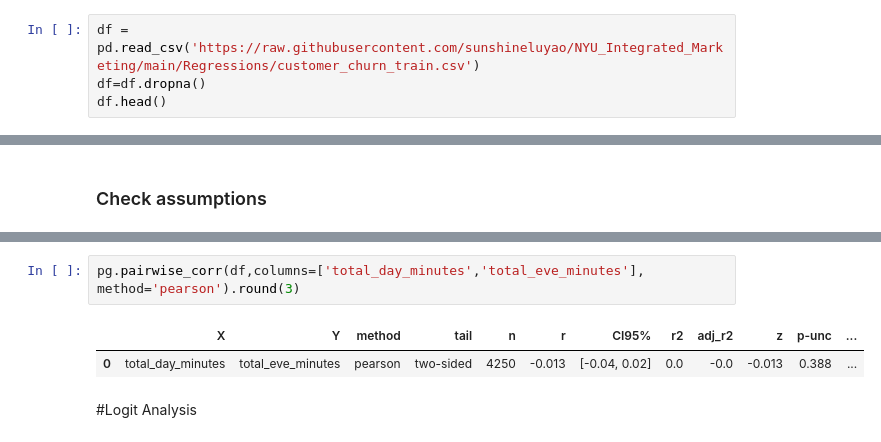
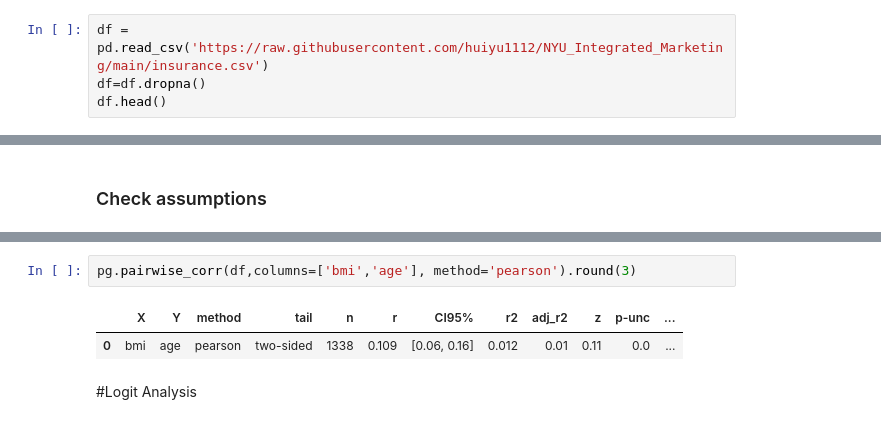
Before and after one commit to huiyu1112/NYU_Integrated_Marketing, a Jupyter notebook: “hy2246_final_Predicting_ipynb”.ipynb, the cells around one changed output, grey strips where cells are left out. Drawn from its saved outputs; the diff is of its cells as text.

```diff
--- a/“hy2246_final_Predicting_ipynb”.ipynb
+++ b/“hy2246_final_Predicting_ipynb”.ipynb
@@ -26,5 +26,5 @@ Successfully installed littleutils-0.2.2 outdated-0.2.0 pandas-flavor-0.2.0 ping
 # %%
-df = pd.read_csv('https://raw.githubusercontent.com/sunshineluyao/NYU_Integrated_Marketing/main/Regressions/customer_churn_train.csv')
+df = pd.read_csv('https://raw.githubusercontent.com/huiyu1112/NYU_Integrated_Marketing/main/insurance.csv')
 df=df.dropna()
 df.head()
 # %% [output]
@@ -202,8 +180,8 @@ pg.normality(x)
 # %%
-pg.pairwise_corr(df,columns=['total_day_minutes','total_eve_minutes'], method='pearson').round(3)
+pg.pairwise_corr(df,columns=['bmi','age'], method='pearson').round(3)
 # %% [output]
 |  | X | Y | method | tail | n | r | CI95% | r2 | adj_r2 | z | p-unc | ... |
-| 0 | total_day_minutes | total_eve_minutes | pearson | two-sided | 4250 | -0.013 | [-0.04, 0.02] | 0.0 | -0.0 | -0.013 | 0.388 | ... |
+| 0 | bmi | age | pearson | two-sided | 1338 | 0.109 | [0.06, 0.16] | 0.012 | 0.01 | 0.11 | 0.0 | ... |
 # %% [markdown]
 #Logit Analysis
 # %%
```
Also changed, not shown: parts of 32 cells of this notebook.
